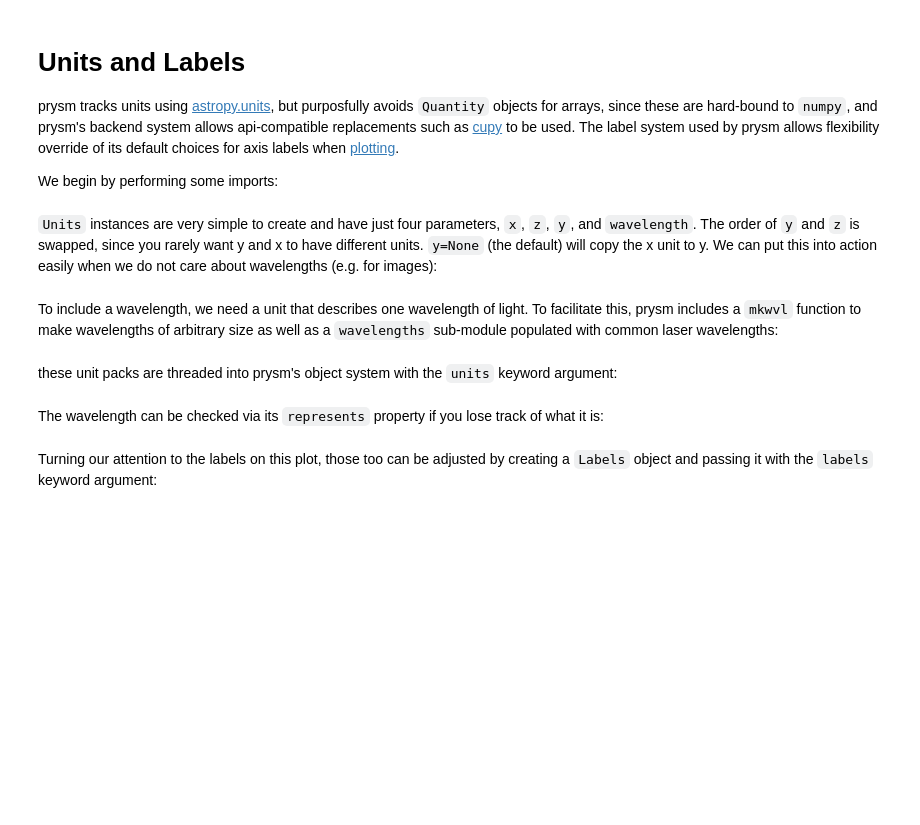
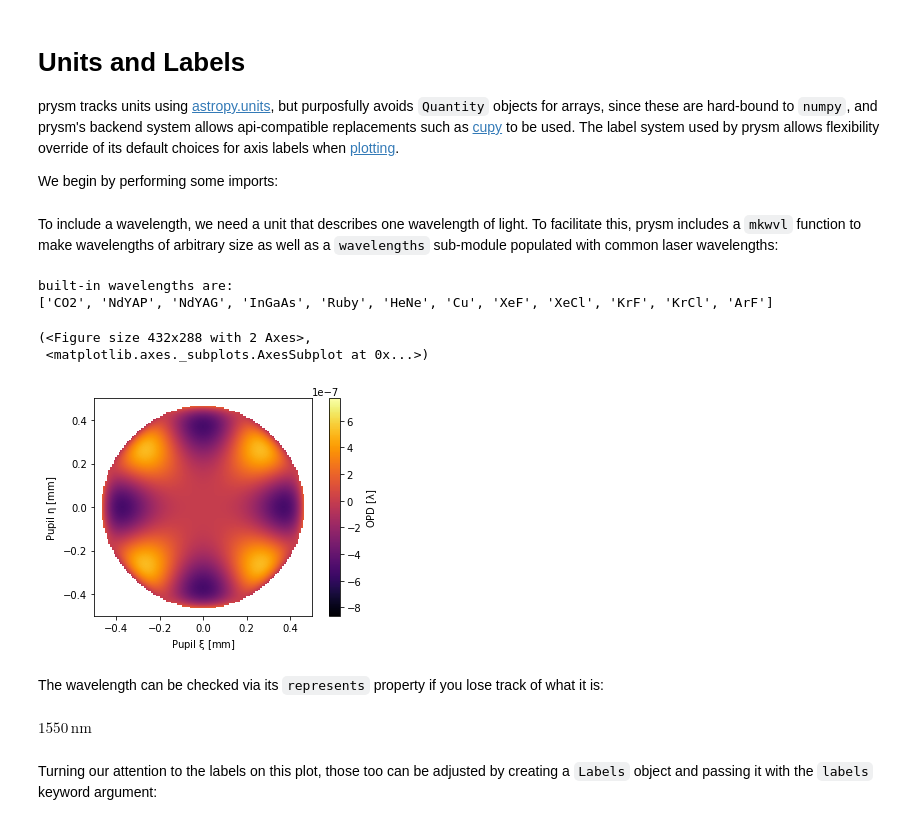
Before and after one commit to brandondube/prysm, a Jupyter notebook: docs/source/user_guide/units-and-labels.ipynb, the cells around one changed output. Drawn from its saved outputs; the diff is of its cells as text; code cells hidden in the pictures; blank space fills up the shorter version.

```diff
--- a/docs/source/user_guide/units-and-labels.ipynb
+++ b/docs/source/user_guide/units-and-labels.ipynb
@@ -15,5 +15,3 @@ from astropy import units as u
 
 from matplotlib import pyplot as plt
 %matplotlib inline
-# %% [markdown]
-`Units` instances are very simple to create and have just four parameters, `x`, `z`, `y`, and `wavelength`.  The order of `y` and `z` is swapped, since you rarely want y and x to have different units.  `y=None` (the default) will copy the x unit to y.  We can put this into action easily when we do not care about wavelengths (e.g. for images):
@@ -23,21 +19,25 @@ unit_pack = Units(x=u.mm, z=u.nm)
 To include a wavelength, we need a unit that describes one wavelength of light.  To facilitate this, prysm includes a `mkwvl` function to make wavelengths of arbitrary size as well as a `wavelengths` sub-module populated with common laser wavelengths:
 # %%
 print('built-in wavelengths are:')
-print(wvl.__all__)
+print(wvl.__all__[:-1])  # last element is mkwvl
 
 telecon_wvl = wvl.mkwvl(1550, u.nm) # == mkwvl(1.55)
-
-telecom_unit_pack = Units(u.mm, u.m, wavelength=telecon_wvl) # note meters for z (phase)
-print('telecon unit pack\t', telecom_unit_pack)
+# %% [output]
+built-in wavelengths are:
+['CO2', 'NdYAP', 'NdYAG', 'InGaAs', 'Ruby', 'HeNe', 'Cu', 'XeF', 'XeCl', 'KrF', 'KrCl', 'ArF']
-# %% [markdown]
-these unit packs are threaded into prysm's object system with the `units` keyword argument:
 # %%
-z = NollZernike(Z25=1e-6, units=telecom_unit_pack)
+z = NollZernike(Z25=1e-6, wavelength=telecon_wvl, z_unit='waves')
 z.plot2d()  # units visible on plot
+# %% [output]
+(<Figure size 432x288 with 2 Axes>,
+ <matplotlib.axes._subplots.AxesSubplot at 0x...>)
+[figure, added]
 # %% [markdown]
 The wavelength can be checked via its `represents` property if you lose track of what it is:
 # %%
-z.units.wavelength.represents
+z.wavelength.represents
+# %% [output]
+$\mathrm{1550\,nm}$
 # %% [markdown]
 Turning our attention to the labels on this plot, those too can be adjusted by creating a `Labels` object and passing it with the `labels` keyword argument:
 # %%
```
Also changed, not shown: parts of 5 cells of this notebook, 9 other files.
